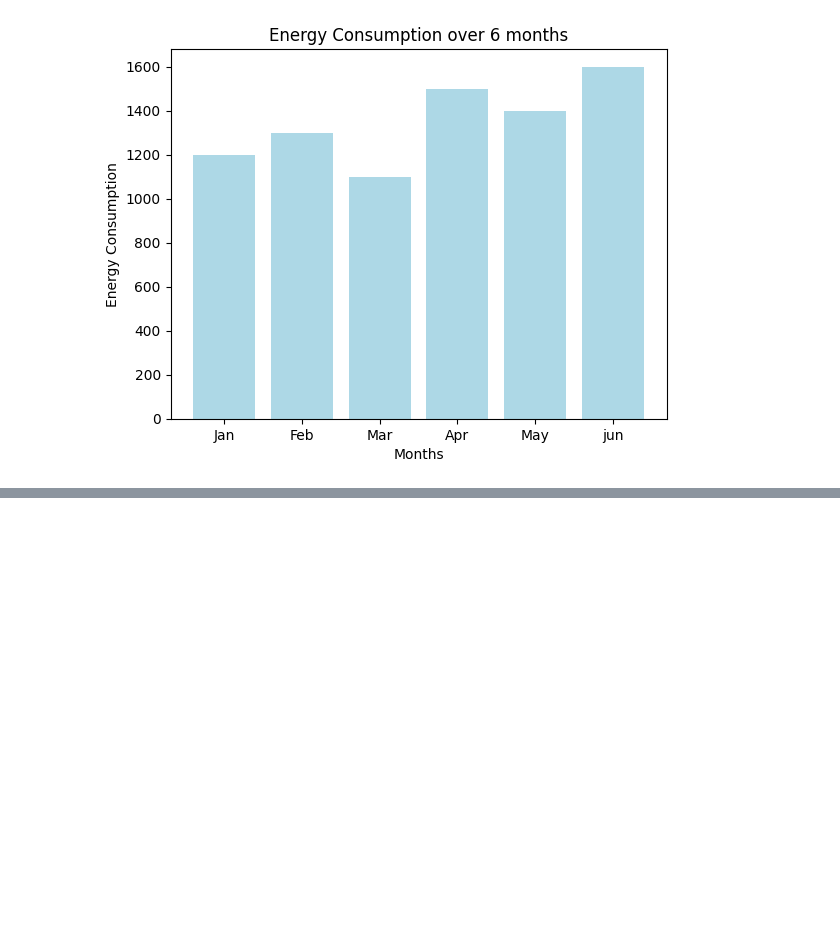
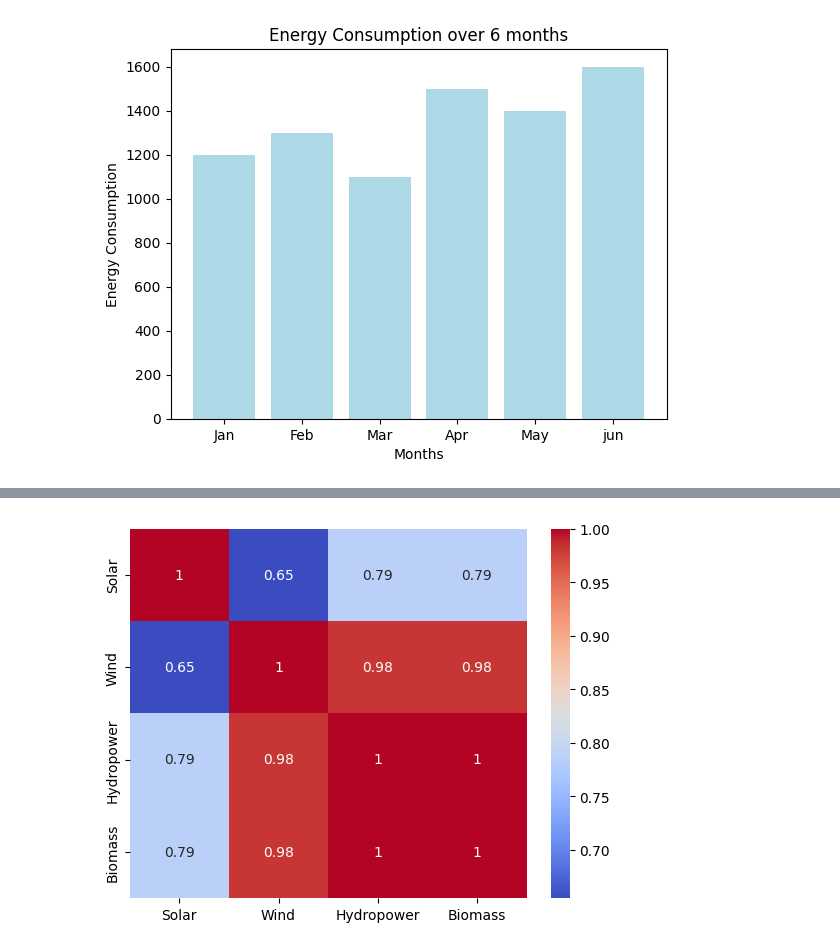
Before and after one commit to PmCoder26/green-ai-project, a Jupyter notebook: src/day_3.ipynb, the cells around one changed output, grey strips where cells are left out. Saved outputs shown, nothing was run; the diff lists cells and outputs as text; code cells hidden in the pictures; blank space fills up the shorter version.

```diff
--- a/src/day_3.ipynb
+++ b/src/day_3.ipynb
@@ -32,0 +67,5 @@ plt.show()
+# %%
+sns.heatmap(df.corr(), cmap='coolwarm', annot=True)
+plt.show()
+# %% [output]
+[figure, added]
```
Also changed, not shown: parts of 5 cells of this notebook, 2 other files.
